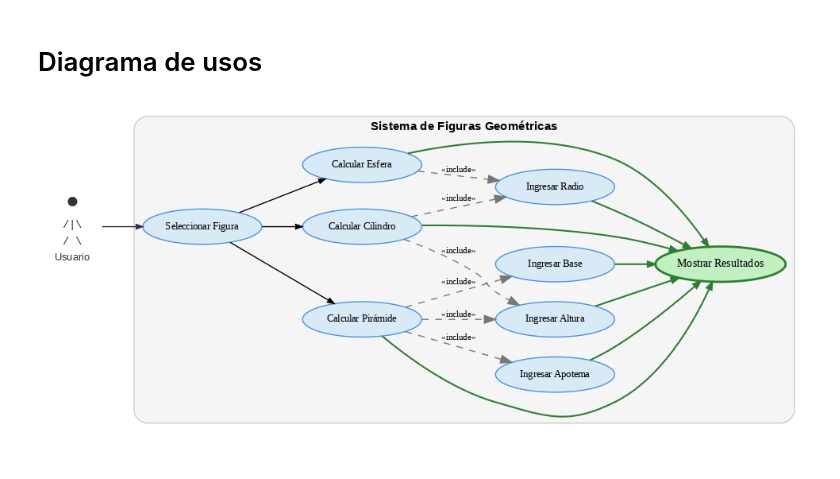
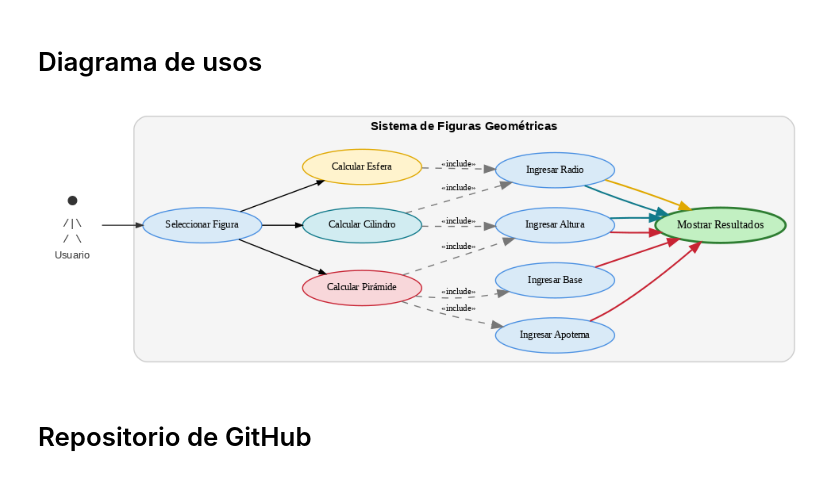
Before and after one commit to losornom-spec/POO-2025-2, a Jupyter notebook: Acitividad_3_POO.ipynb, the cells around one changed output. Drawn from its saved outputs; the diff is of its cells as text; code cells hidden in the pictures.

```diff
--- a/Acitividad_3_POO.ipynb
+++ b/Acitividad_3_POO.ipynb
@@ -670,8 +1045,9 @@ display(Image(filename='diagrama_figuras.png'))
 # %% [markdown]
 # Diagrama de usos
 # %%
+# @title
 # --------------------------------------------------------------
-# DIAGRAMA DE CASOS DE USO CON NODO FINAL ("Mostrar Resultados")
+# DIAGRAMA DE CASOS DE USO (VERSIÓN FINAL CORREGIDA)
 # Sistema de Figuras Geométricas
 # --------------------------------------------------------------
 
@@ -681,9 +1057,9 @@ display(Image(filename='diagrama_figuras.png'))
 from graphviz import Digraph
 from IPython.display import Image, display
 
-use_case = Digraph('CasosDeUso', filename='casos_uso_figuras_final', format='png')
+use_case = Digraph('CasosDeUso', filename='casos_uso_figuras_final_v2', format='png')
 
-# Configuración general
+# Configuración general del grafo
 use_case.attr(
     rankdir='LR',
     dpi='100',
@@ -691,7 +1067,7 @@ use_case.attr(
 )
 
 # --------------------------------------------------------------
-# Actor (stickman)
+# Actor (Usuario)
 # --------------------------------------------------------------
 actor_svg = '''<
 <TABLE BORDER="0" CELLBORDER="0" CELLSPACING="0">
@@ -703,7 +1079,7 @@ actor_svg = '''<
 use_case.node('actor', actor_svg, shape='plaintext')
 
 # --------------------------------------------------------------
-# Subgrafo del sistema
+# Subgrafo que representa el sistema
 # --------------------------------------------------------------
 with use_case.subgraph(name='cluster_sistema') as sistema:
     sistema.attr(
@@ -714,7 +1090,7 @@ with use_case.subgraph(name='cluster_sistema') as sistema:
         color='#CCCCCC',
         fillcolor='#F5F5F5'
     )
-
+    # Estilo por defecto para los nodos
     sistema.attr(
         'node',
         shape='ellipse',
@@ -727,54 +1103,78 @@ with use_case.subgraph(name='cluster_sistema') as sistema:
         height='0.45'
     )
 
-    # Casos de uso principales
+    # --- Nodos de casos de uso ---
+
+    # Paleta de colores para cada figura
+    colores = {
+        'piramide': {'fill': '#F8D7DA', 'border': '#C82333'},
+        'cilindro': {'fill': '#D1ECF1', 'border': '#117A8B'},
+        'esfera':   {'fill': '#FFF3CD', 'border': '#E0A800'}
+    }
+
+    # Casos de uso principales con colores personalizados
     sistema.node('seleccionar', 'Seleccionar Figura')
-    sistema.node('pirámide', 'Calcular Pirámide')
-    sistema.node('cilindro', 'Calcular Cilindro')
-    sistema.node('esfera', 'Calcular Esfera')
+    sistema.node('piramide', 'Calcular Pirámide',
+                 fillcolor=colores['piramide']['fill'], color=colores['piramide']['border'])
+    sistema.node('cilindro', 'Calcular Cilindro',
+                 fillcolor=colores['cilindro']['fill'], color=colores['cilindro']['border'])
+    sistema.node('esfera', 'Calcular Esfera',
+                 fillcolor=colores['esfera']['fill'], color=colores['esfera']['border'])
 
-    # Casos de ingreso de datos
+    # Casos de uso para ingreso de datos
     sistema.node('apotema', 'Ingresar Apotema')
     sistema.node('base', 'Ingresar Base')
     sistema.node('altura', 'Ingresar Altura')
     sistema.node('radio', 'Ingresar Radio')
 
-    # Nodo final (Mostrar Resultados)
+    # Nodo final para mostrar resultados
     sistema.node('resultado', 'Mostrar Resultados',
                  fillcolor='#C2F0C2',
                  color='#2E7D32',
                  style='filled,bold',
                  fontsize='10')
 
 # --------------------------------------------------------------
-# Relaciones principales
+# Relaciones y flechas del diagrama
 # --------------------------------------------------------------
+
+# Relaciones del actor y selección
 use_case.edge('actor', 'seleccionar', color='#333333', arrowsize='0.6')
-use_case.edge('seleccionar', 'pirámide', arrowsize='0.6')
+use_case.edge('seleccionar', 'piramide', arrowsize='0.6')
 use_case.edge('seleccionar', 'cilindro', arrowsize='0.6')
 use_case.edge('seleccionar', 'esfera', arrowsize='0.6')
 
-# Relaciones de cálculo hacia sus datos
-use_case.edge('pirámide', 'apotema', label='«include»', style='dashed', color='#777777', fontsize='8')
-use_case.edge('pirámide', 'base', label='«include»', style='dashed', color='#777777', fontsize='8')
-use_case.edge('pirámide', 'altura', label='«include»', style='dashed', color='#777777', fontsize='8')
-
+# Relaciones de tipo «include» (el cálculo necesita estos datos)
+use_case.edge('piramide', 'apotema', label='«include»', style='dashed', color='#777777', fontsize='8')
+use_case.edge('piramide', 'base', label='«include»', style='dashed', color='#777777', fontsize='8')
+use_case.edge('piramide', 'altura', label='«include»', style='dashed', color='#777777', fontsize='8')
 use_case.edge('cilindro', 'radio', label='«include»', style='dashed', color='#777777', fontsize='8')
 use_case.edge('cilindro', 'altura', label='«include»', style='dashed', color='#777777', fontsize='8')
-
 use_case.edge('esfera', 'radio', label='«include»', style='dashed', color='#777777', fontsize='8')
 
 # --------------------------------------------------------------
-# NUEVA PARTE: Nodo final conectado a todos
+# CORRECCIÓN: Conexiones desde los nodos de INGRESO hacia "Mostrar Resultados"
+# Cada flecha tiene el color de la figura a la que pertenece el dato.
 # --------------------------------------------------------------
-# Todas las figuras y los datos apuntan a "Mostrar Resultados"
-for n in ['pirámide', 'cilindro', 'esfera', 'radio', 'altura', 'apotema', 'base']:
-    use_case.edge(n, 'resultado', color='#2E7D32', arrowsize='0.7', penwidth='1.5')
+
+# Datos para la Pirámide -> flecha roja
+use_case.edge('apotema', 'resultado', color=colores['piramide']['border'], penwidth='1.5')
+use_case.edge('base', 'resultado', color=colores['piramide']['border'], penwidth='1.5')
+use_case.edge('altura', 'resultado', color=colores['piramide']['border'], penwidth='1.5') # Altura para pirámide
+
+# Datos para el Cilindro -> flecha azul
+use_case.edge('altura', 'resultado', color=colores['cilindro']['border'], penwidth='1.5') # Altura para cilindro
+use_case.edge('radio', 'resultado', color=colores['cilindro']['border'], penwidth='1.5')  # Radio para cilindro
+
+# Datos para la Esfera -> flecha amarilla
+use_case.edge('radio', 'resultado', color=colores['esfera']['border'], penwidth='1.5')   # Radio para esfera
 
 # --------------------------------------------------------------
-# Renderizar y mostrar
+# Renderizar y mostrar el diagrama final
 # --------------------------------------------------------------
 use_case.render(cleanup=True)
-display(Image(filename='casos_uso_figuras_final.png'))
+display(Image(filename='casos_uso_figuras_final_v2.png'))
 # %% [output]
-[figure, old version]
+[figure, new version]
+# %% [markdown]
+# Repositorio de GitHub
```
Also changed, not shown: parts of 8 cells of this notebook.
